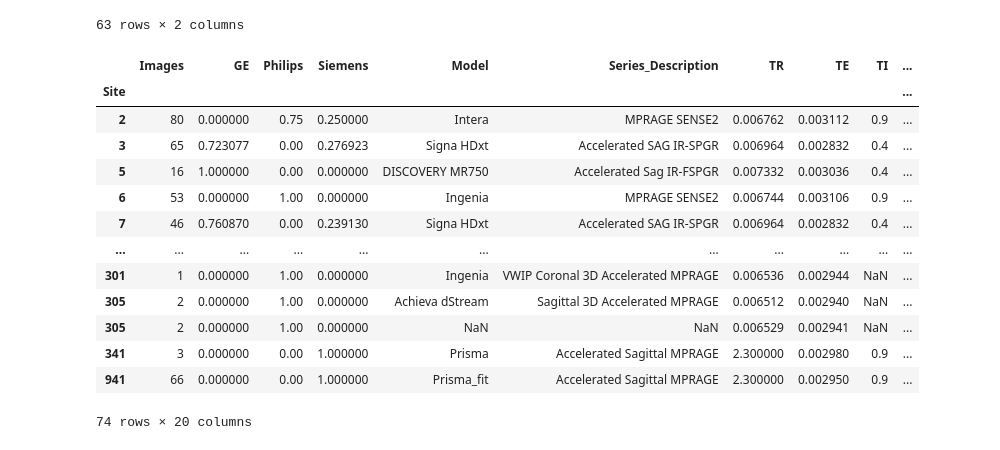
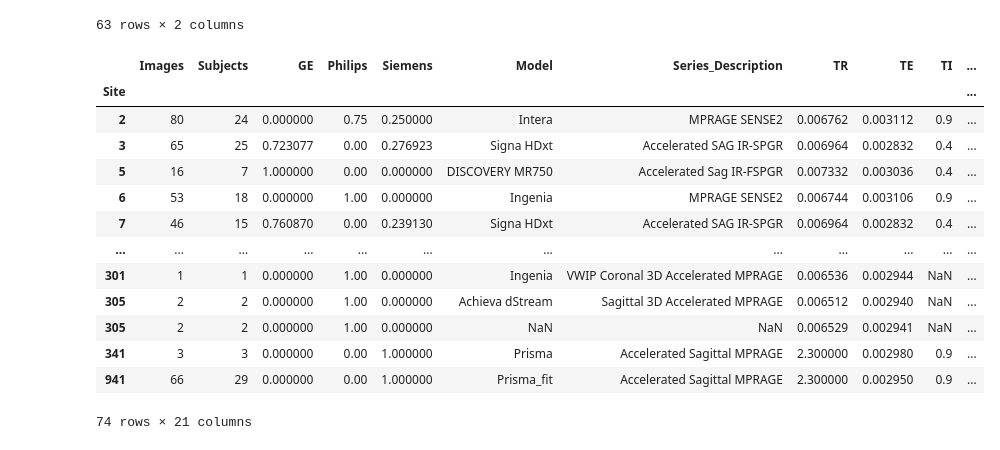
Before and after one commit to DeepLearningForPrecisionHealthLab/ARMED_MixedEffectsDL, a Jupyter notebook: adni_t1w/site_differences.ipynb, the cells around one changed output. Drawn from its saved outputs; the diff is of its cells as text; code cells hidden in the pictures.

Commit message:
add subject counts

```diff
--- a/adni_t1w/site_differences.ipynb
+++ b/adni_t1w/site_differences.ipynb
@@ -23,6 +24,12 @@ Index(['Diag', 'T1w_Path', 'Site', 'Model', 'Series_Description',
 # fill missing manufacturers
 df.loc[df['Model'] == 'Skyra_fit', 'Manufacturer'] = 'Siemens'
 df.loc[df['Model'] == 'Prisma_fit', 'Manufacturer'] = 'Siemens'
+# %%
+# Parse subject ID from image paths
+def get_id(x):
+    return re.search(r'sub-(\d*)_', x)[1]
+
+df['Subject'] = df['T1w_Path'].apply(get_id)
 # %%
 # Count number of images per site
 dfSiteCounts = df['Site'].value_counts(ascending=False).to_frame('Images')
@@ -34,3 +41,13 @@ sns.barplot(x=dfSiteCounts.index, y=dfSiteCounts['Images'], order=sortorder, ax=
 ax.tick_params(axis='x', labelsize=7)
 # %% [output]
 [figure]
+# %%
+# Count number of subjects per site
+dfSubjects = df.loc[~df['Subject'].duplicated()]
+
+dfSiteSubjectCounts = dfSubjects['Site'].value_counts(ascending=False).to_frame('Subjects')
+dfSiteSubjectCounts.index.name = 'Site'
+
+fig, ax = plt.subplots(figsize=(16, 3))
+sns.barplot(x=dfSiteSubjectCounts.index, y=dfSiteSubjectCounts['Subjects'], order=sortorder, ax=ax, color='C0')
+ax.tick_params(axis='x', labelsize=7)
@@ -149,22 +168,23 @@ dfADPct = dfDiagPct.loc[dfDiagPct.index.get_level_values(1) == 'Dementia']
 dfADPct.index = dfADPct.index.droplevel(level=1)
 dfADPct = dfADPct.to_frame('Percent_AD')
 # %%
-dfTable = pd.concat([dfSiteCounts, dfManuFreqWide, dfModelSeq, dfImageMetrics, dfQualityPctWide, dfADPct], axis=1)
+dfTable = pd.concat([dfSiteCounts, dfSiteSubjectCounts, dfManuFreqWide, dfModelSeq, dfImageMetrics,
+                     dfQualityPctWide, dfADPct], axis=1)
 dfTable['Percent_AD'].fillna(0, inplace=True)
 dfTable
 # %% [output]
-|  | Images | GE | Philips | Siemens | Model | Series_Description | TR | TE | TI | ... |
-| Site |  |  |  |  |  |  |  |  |  | ... |
-| 2 | 80 | 0.000000 | 0.75 | 0.250000 | Intera | MPRAGE SENSE2 | 0.006762 | 0.003112 | 0.9 | ... |
-| 3 | 65 | 0.723077 | 0.00 | 0.276923 | Signa HDxt | Accelerated SAG IR-SPGR | 0.006964 | 0.002832 | 0.4 | ... |
-| 5 | 16 | 1.000000 | 0.00 | 0.000000 | DISCOVERY MR750 | Accelerated Sag IR-FSPGR | 0.007332 | 0.003036 | 0.4 | ... |
-| 6 | 53 | 0.000000 | 1.00 | 0.000000 | Ingenia | MPRAGE SENSE2 | 0.006744 | 0.003106 | 0.9 | ... |
-| 7 | 46 | 0.760870 | 0.00 | 0.239130 | Signa HDxt | Accelerated SAG IR-SPGR | 0.006964 | 0.002832 | 0.4 | ... |
-| ... | ... | ... | ... | ... | ... | ... | ... | ... | ... | ... |
-| 301 | 1 | 0.000000 | 1.00 | 0.000000 | Ingenia | VWIP Coronal 3D Accelerated MPRAGE | 0.006536 | 0.002944 | NaN | ... |
-| 305 | 2 | 0.000000 | 1.00 | 0.000000 | Achieva dStream | Sagittal 3D Accelerated MPRAGE | 0.006512 | 0.002940 | NaN | ... |
-| 305 | 2 | 0.000000 | 1.00 | 0.000000 | NaN | NaN | 0.006529 | 0.002941 | NaN | ... |
-| 341 | 3 | 0.000000 | 0.00 | 1.000000 | Prisma | Accelerated Sagittal MPRAGE | 2.300000 | 0.002980 | 0.9 | ... |
-| 941 | 66 | 0.000000 | 0.00 | 1.000000 | Prisma_fit | Accelerated Sagittal MPRAGE | 2.300000 | 0.002950 | 0.9 | ... |
+|  | Images | Subjects | GE | Philips | Siemens | Model | Series_Description | TR | TE | TI | ... |
+| Site |  |  |  |  |  |  |  |  |  |  | ... |
+| 2 | 80 | 24 | 0.000000 | 0.75 | 0.250000 | Intera | MPRAGE SENSE2 | 0.006762 | 0.003112 | 0.9 | ... |
+| 3 | 65 | 25 | 0.723077 | 0.00 | 0.276923 | Signa HDxt | Accelerated SAG IR-SPGR | 0.006964 | 0.002832 | 0.4 | ... |
+| 5 | 16 | 7 | 1.000000 | 0.00 | 0.000000 | DISCOVERY MR750 | Accelerated Sag IR-FSPGR | 0.007332 | 0.003036 | 0.4 | ... |
+| 6 | 53 | 18 | 0.000000 | 1.00 | 0.000000 | Ingenia | MPRAGE SENSE2 | 0.006744 | 0.003106 | 0.9 | ... |
+| 7 | 46 | 15 | 0.760870 | 0.00 | 0.239130 | Signa HDxt | Accelerated SAG IR-SPGR | 0.006964 | 0.002832 | 0.4 | ... |
+| ... | ... | ... | ... | ... | ... | ... | ... | ... | ... | ... | ... |
+| 301 | 1 | 1 | 0.000000 | 1.00 | 0.000000 | Ingenia | VWIP Coronal 3D Accelerated MPRAGE | 0.006536 | 0.002944 | NaN | ... |
+| 305 | 2 | 2 | 0.000000 | 1.00 | 0.000000 | Achieva dStream | Sagittal 3D Accelerated MPRAGE | 0.006512 | 0.002940 | NaN | ... |
+| 305 | 2 | 2 | 0.000000 | 1.00 | 0.000000 | NaN | NaN | 0.006529 | 0.002941 | NaN | ... |
+| 341 | 3 | 3 | 0.000000 | 0.00 | 1.000000 | Prisma | Accelerated Sagittal MPRAGE | 2.300000 | 0.002980 | 0.9 | ... |
+| 941 | 66 | 29 | 0.000000 | 0.00 | 1.000000 | Prisma_fit | Accelerated Sagittal MPRAGE | 2.300000 | 0.002950 | 0.9 | ... |
-74 rows × 20 columns
+74 rows × 21 columns
 # %%
```
Also changed, not shown: parts of 3 cells of this notebook.
